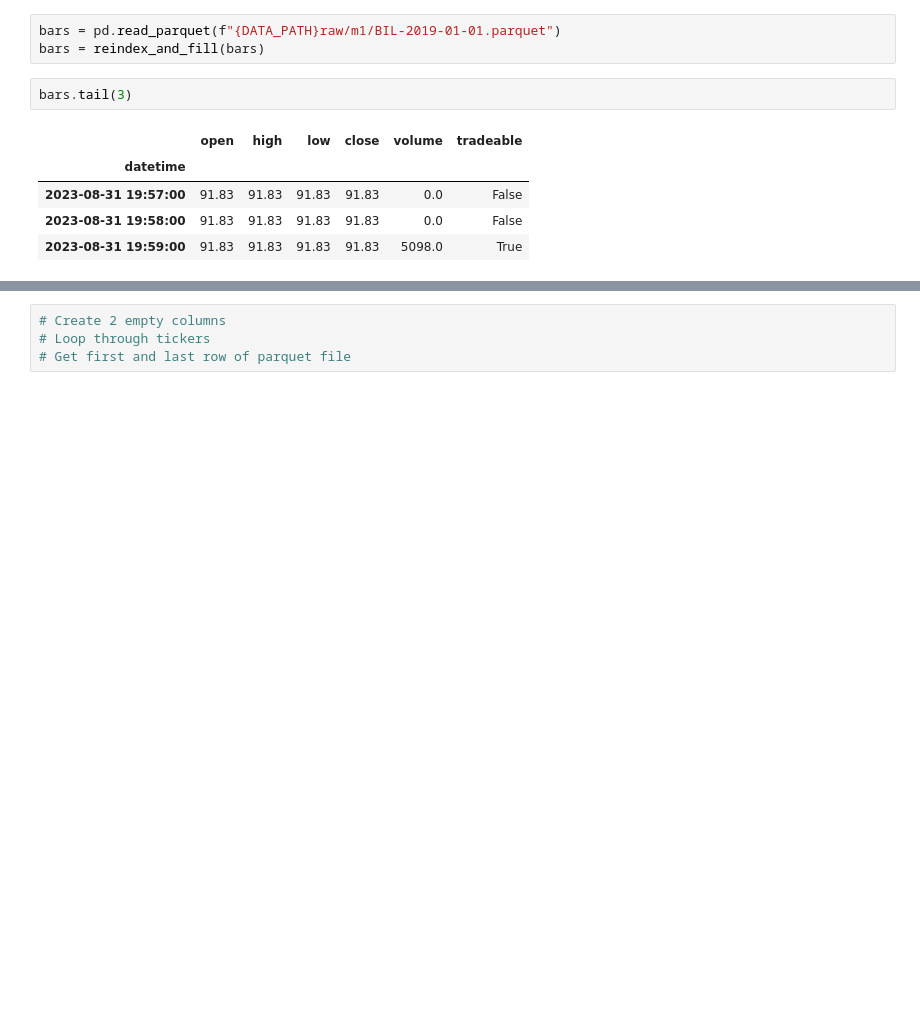
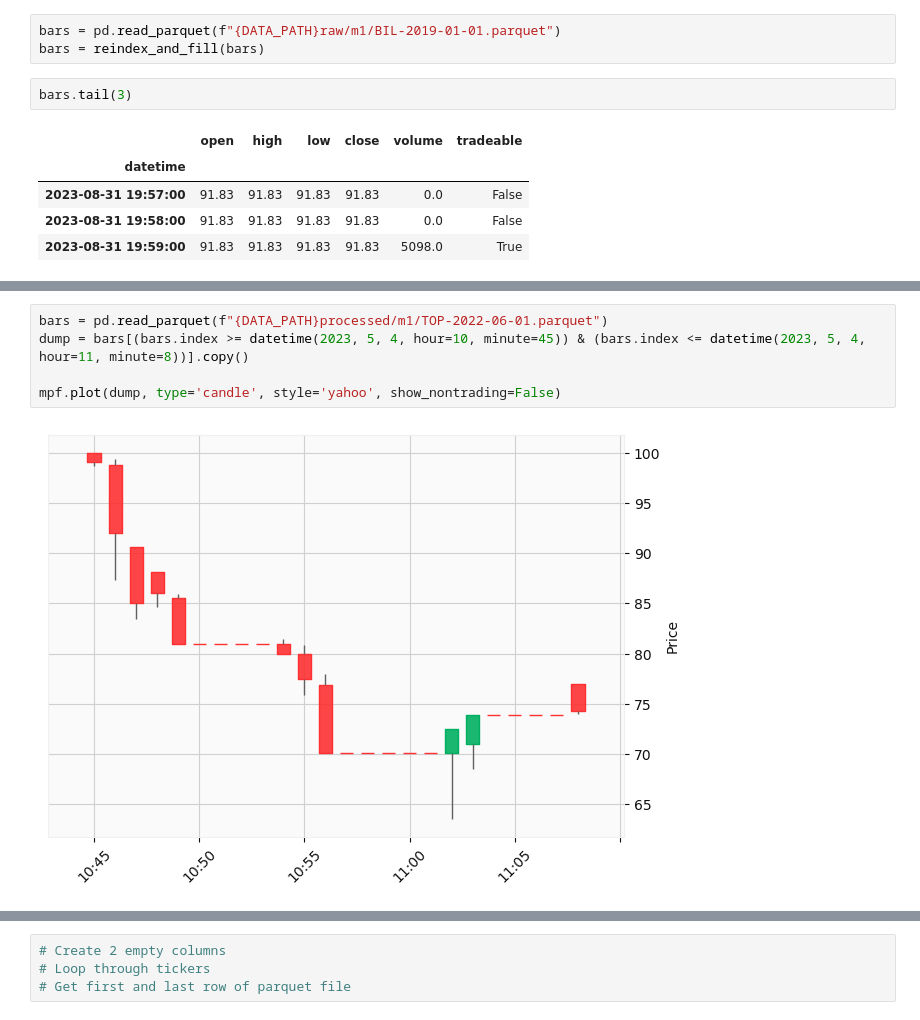
Before and after one commit to shinathan/QSExtended, a Jupyter notebook: data_import/polygon/5_process_raw_data.ipynb, the cells around one changed output, grey strips where cells are left out. Cells and saved outputs as stored; diff of their text form; blank space fills up the shorter version.

```diff
--- a/data_import/polygon/5_process_raw_data.ipynb
+++ b/data_import/polygon/5_process_raw_data.ipynb
@@ -382,0 +392,7 @@ bars.tail(3)
+# %%
+bars = pd.read_parquet(f"{DATA_PATH}processed/m1/TOP-2022-06-01.parquet")
+dump = bars[(bars.index >= datetime(2023, 5, 4, hour=10, minute=45)) & (bars.index <= datetime(2023, 5, 4, hour=11, minute=8))].copy()
+
+mpf.plot(dump, type='candle', style='yahoo', show_nontrading=False)
+# %% [output]
+[figure, added]
```
Also changed, not shown: parts of 15 cells of this notebook, 1 other file.
